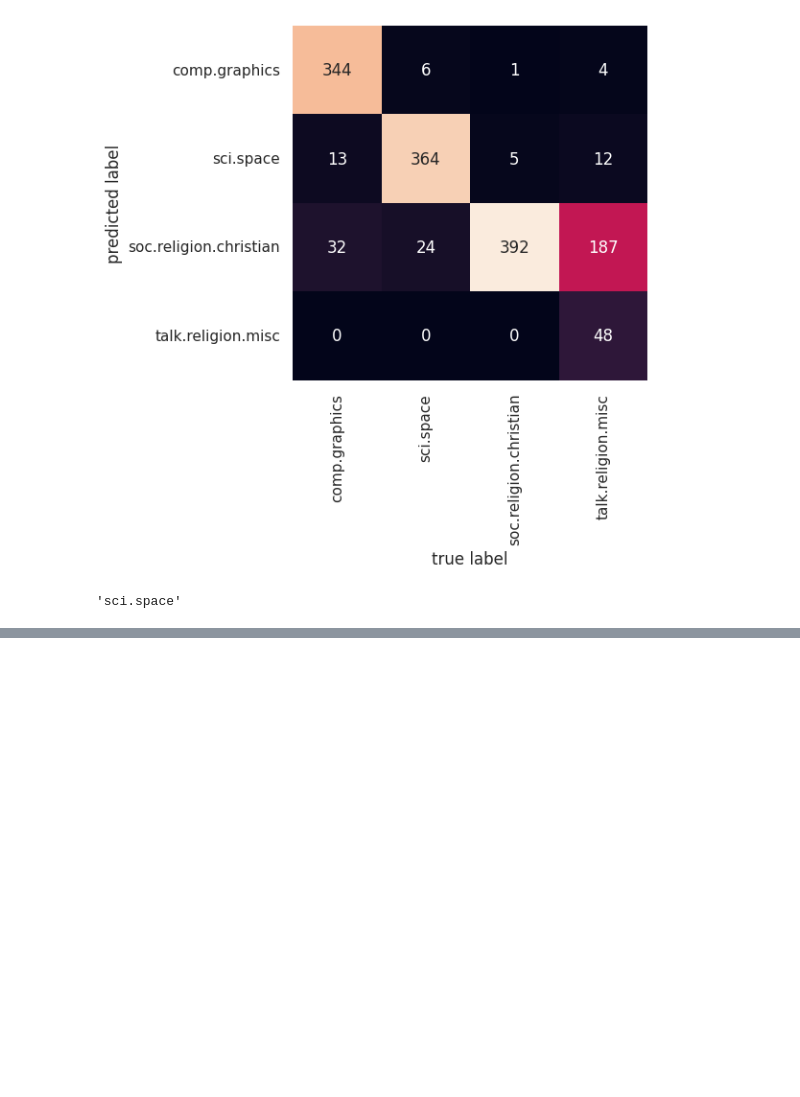
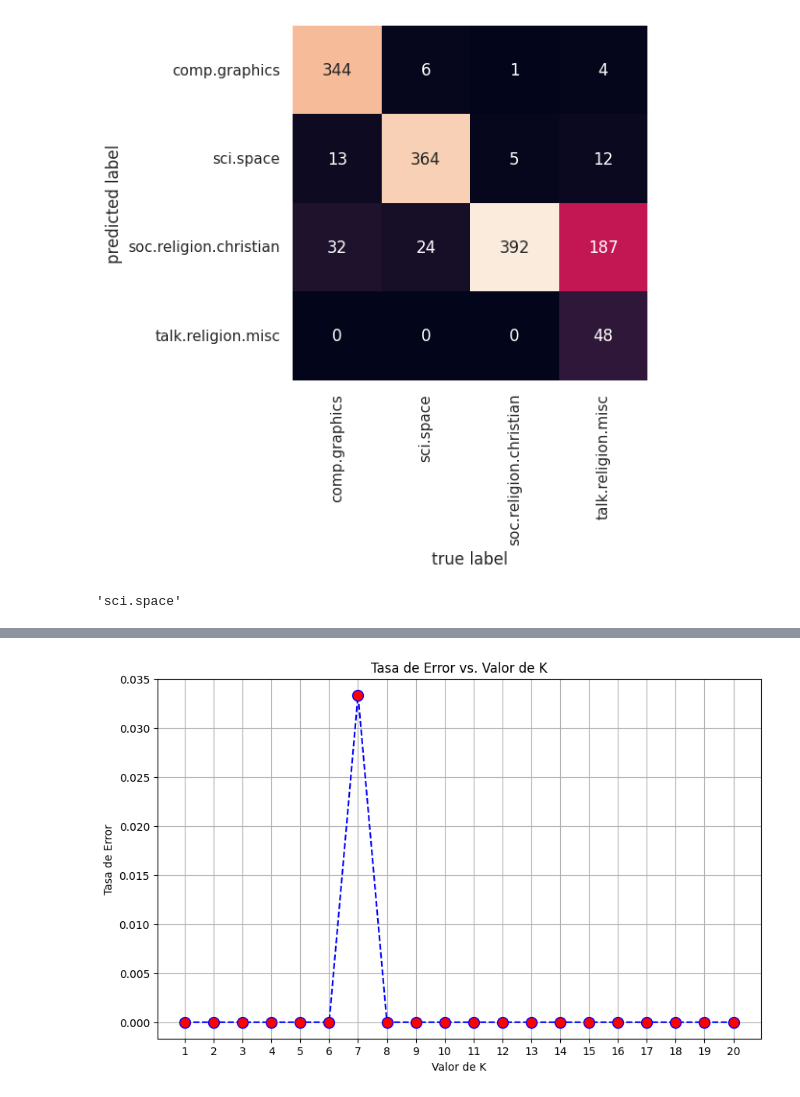
Before and after one commit to Fano-Rdz/Mineria_de_Datos, a Jupyter notebook: Libreta-178584.ipynb, the cells around one changed output, grey strips where cells are left out. Saved outputs shown, nothing was run; the diff lists cells and outputs as text; code cells hidden in the pictures; blank space fills up the shorter version.

```diff
--- a/Libreta-178584.ipynb
+++ b/Libreta-178584.ipynb
@@ -1430,0 +1442,4 @@ predict_category('sending a payload to the ISS')
+# %%
+#Función de distancia euclidiana
+def distancia_euclidiana(p1, p2):
+    return math.sqrt((p1[0]-p2[0])**2 + (p1[1]-p2[1])**2)
@@ -1430,0 +1621,11 @@ predict_category('sending a payload to the ISS')
+# %%
+# 1. Cargar el dataset de Iris
+iris = load_iris()
+X = iris.data
+y = iris.target
+# %%
+# 2. Separar el conjunto de datos en entrenamiento (80%) y prueba (20%)
+X_train, X_test, y_train, y_test = train_test_split(X, y, test_size=0.2, random_state=42)
+
+print(f"Tamaño del conjunto de entrenamiento: {X_train.shape[0]} muestras")
+print(f"Tamaño del conjunto de prueba: {X_test.shape[0]} muestras")
@@ -1430,0 +1635,9 @@ predict_category('sending a payload to the ISS')
+# %%
+# 3. Evaluar la clasificación utilizando K-NN (con un k inicial, por ejemplo k=5)
+k_initial = 5
+knn_model = KNeighborsClassifier(n_neighbors=k_initial)
+knn_model.fit(X_train, y_train)
+y_pred = knn_model.predict(X_test)
+accuracy = accuracy_score(y_test, y_pred)
+
+print(f"\nPrecisión del modelo K-NN con k={k_initial}: {accuracy:.4f}")
@@ -1430,0 +1652,21 @@ predict_category('sending a payload to the ISS')
+# %%
+# 5. Determinar el valor de k adecuado para clasificar las flores Iris usando el método del codo
+error_rates = []
+max_k = 20 # Rango de k a probar
+
+for i in range(1, max_k + 1):
+    knn = KNeighborsClassifier(n_neighbors=i)
+    knn.fit(X_train, y_train)
+    y_pred_i = knn.predict(X_test)
+    error_rates.append(np.mean(y_pred_i != y_test))
+
+plt.figure(figsize=(10, 6))
+plt.plot(range(1, max_k + 1), error_rates, color='blue', linestyle='dashed', marker='o', markerfacecolor='red', markersize=10)
+plt.title('Tasa de Error vs. Valor de K')
+plt.xlabel('Valor de K')
+plt.ylabel('Tasa de Error')
+plt.xticks(range(1, max_k + 1))
+plt.grid(True)
+plt.show()
+# %% [output]
+[figure, added]
```
Also changed, not shown: parts of 20 cells of this notebook.
